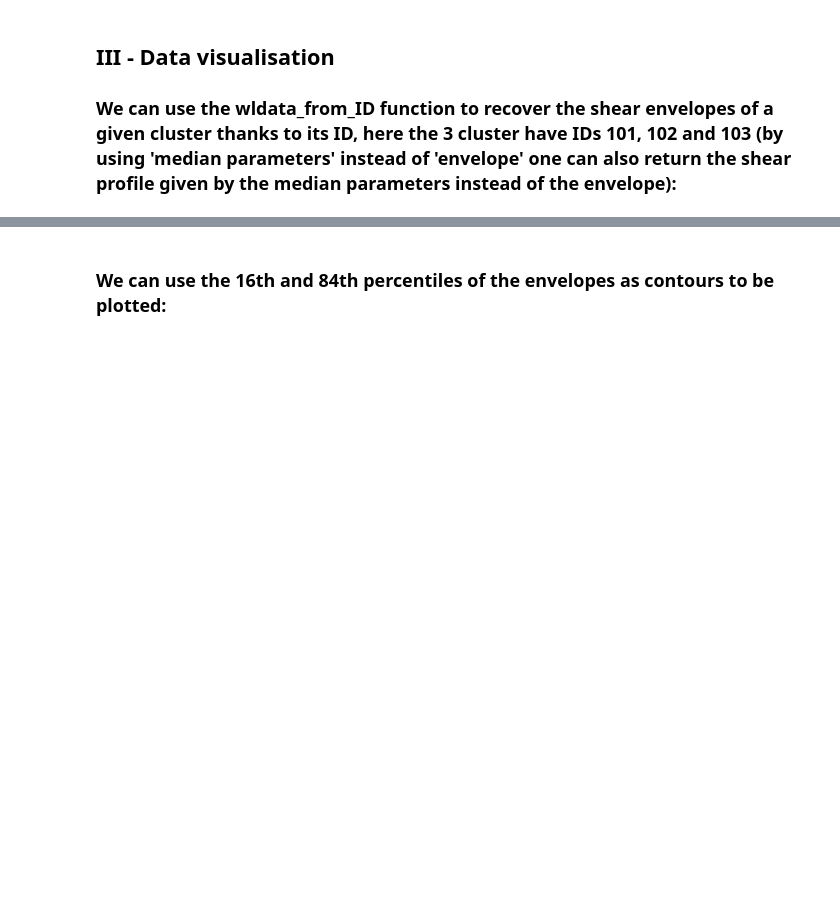
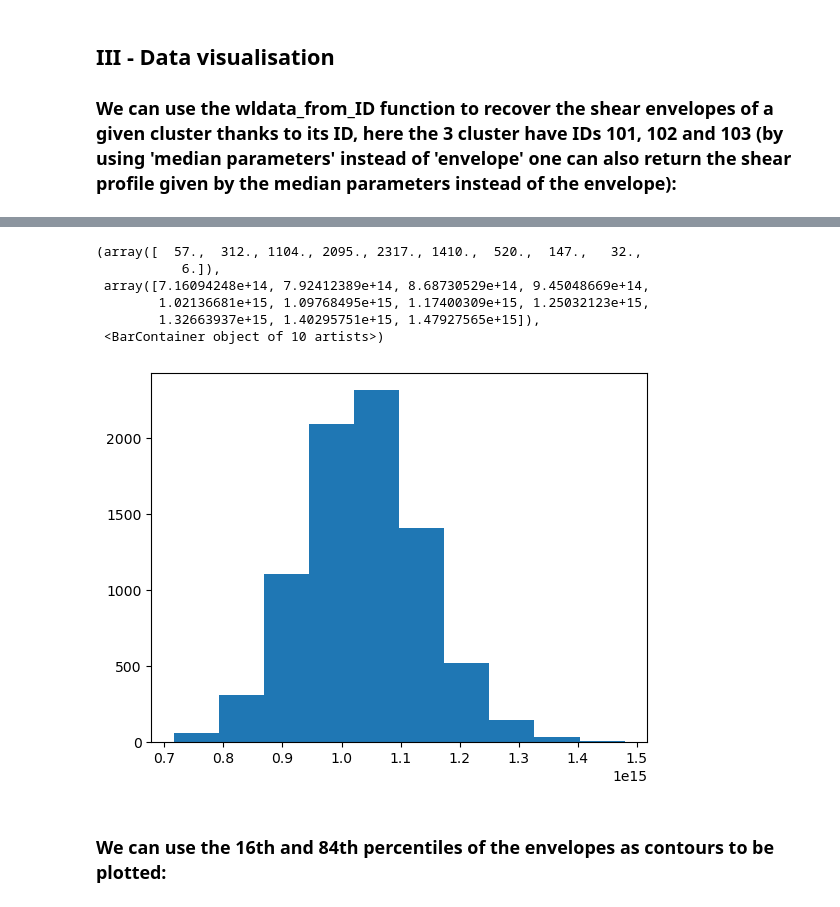
Before and after one commit to LorisChappuis/wlclusters, a Jupyter notebook: tutorials/wlcl_hsc_tutorial.ipynb, the cells around one changed output, grey strips where cells are left out. Drawn from its saved outputs; the diff is of its cells as text; code cells hidden in the pictures; blank space fills up the shorter version.

```diff
--- a/tutorials/wlcl_hsc_tutorial.ipynb
+++ b/tutorials/wlcl_hsc_tutorial.ipynb
@@ -121,3 +125,13 @@ Table length=1
+# %%
+plt.hist(10**all_chains[np.isin(all_chains["ID"], 101)]['log10mdelt'].flatten())
+# %% [output]
+(array([  57.,  312., 1104., 2095., 2317., 1410.,  520.,  147.,   32.,
+           6.]),
+ array([7.16094248e+14, 7.92412389e+14, 8.68730529e+14, 9.45048669e+14,
+        1.02136681e+15, 1.09768495e+15, 1.17400309e+15, 1.25032123e+15,
+        1.32663937e+15, 1.40295751e+15, 1.47927565e+15]),
+ <BarContainer object of 10 artists>)
+[figure, added]
 # %% [markdown]
 ### We can use the 16th and 84th percentiles of the envelopes as contours to be plotted:
 # %%
```
Also changed, not shown: parts of 4 cells of this notebook, 2 other files.
